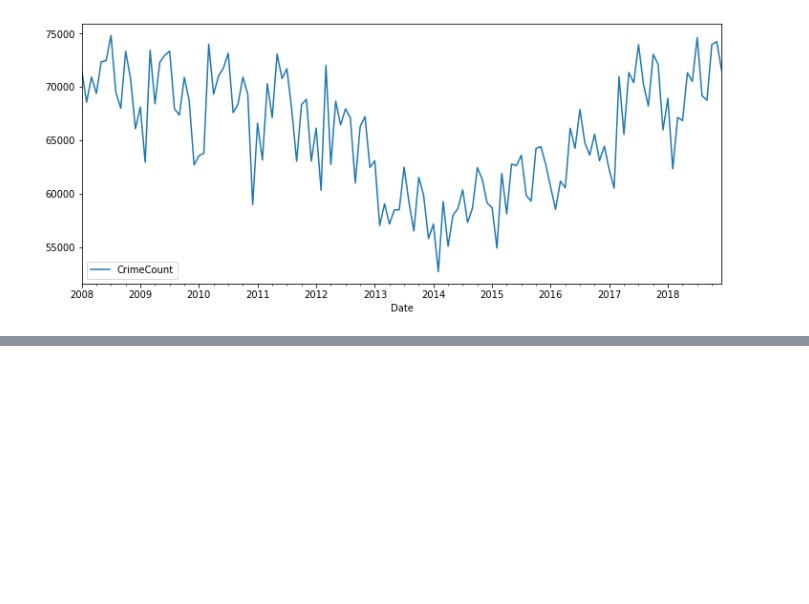
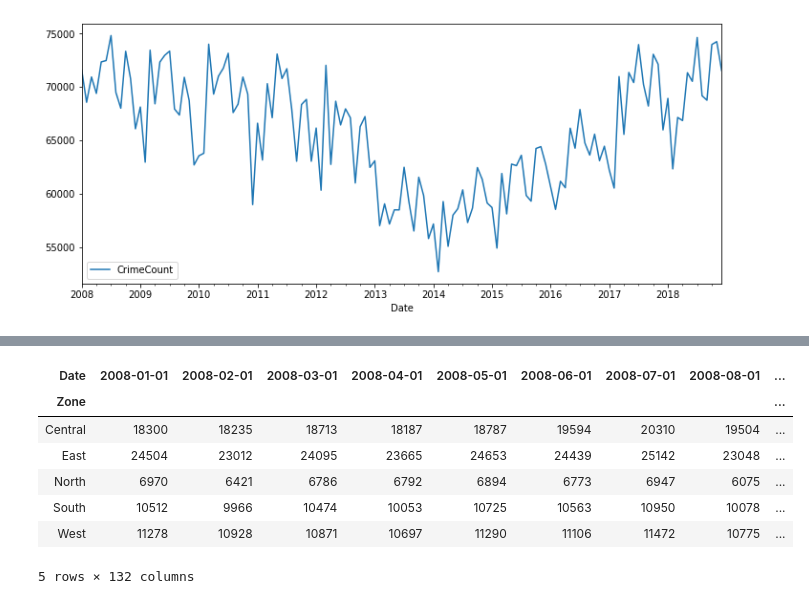
Before and after one commit to jlavileze/citadel-datathon-2020, a Jupyter notebook: analysis/london_borough_analysis.ipynb, the cells around one changed output, grey strips where cells are left out. Cells and saved outputs as stored; diff of their text form; code cells hidden in the pictures; blank space fills up the shorter version.

```diff
--- a/analysis/london_borough_analysis.ipynb
+++ b/analysis/london_borough_analysis.ipynb
@@ -26,0 +104,11 @@ monthly_crime.to_csv("monthly_total_crime.csv")
+# %%
+crime_by_zone.pivot(index="Zone", columns="Date", values="CrimeCount")
+# %% [output]
+| Date | 2008-01-01 | 2008-02-01 | 2008-03-01 | 2008-04-01 | 2008-05-01 | 2008-06-01 | 2008-07-01 | 2008-08-01 | ... |
+| Zone |  |  |  |  |  |  |  |  | ... |
+| Central | 18300 | 18235 | 18713 | 18187 | 18787 | 19594 | 20310 | 19504 | ... |
+| East | 24504 | 23012 | 24095 | 23665 | 24653 | 24439 | 25142 | 23048 | ... |
+| North | 6970 | 6421 | 6786 | 6792 | 6894 | 6773 | 6947 | 6075 | ... |
+| South | 10512 | 9966 | 10474 | 10053 | 10725 | 10563 | 10950 | 10078 | ... |
+| West | 11278 | 10928 | 10871 | 10697 | 11290 | 11106 | 11472 | 10775 | ... |
+5 rows × 132 columns
```
Also changed, not shown: parts of 14 cells of this notebook, 4 other files.
